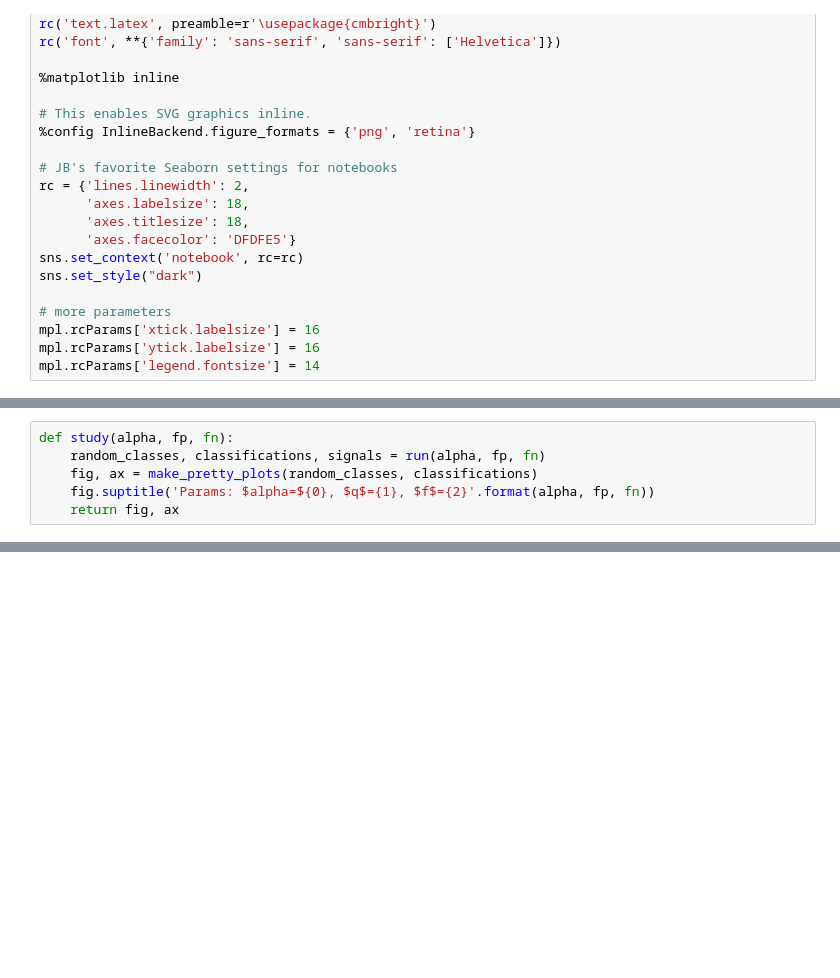
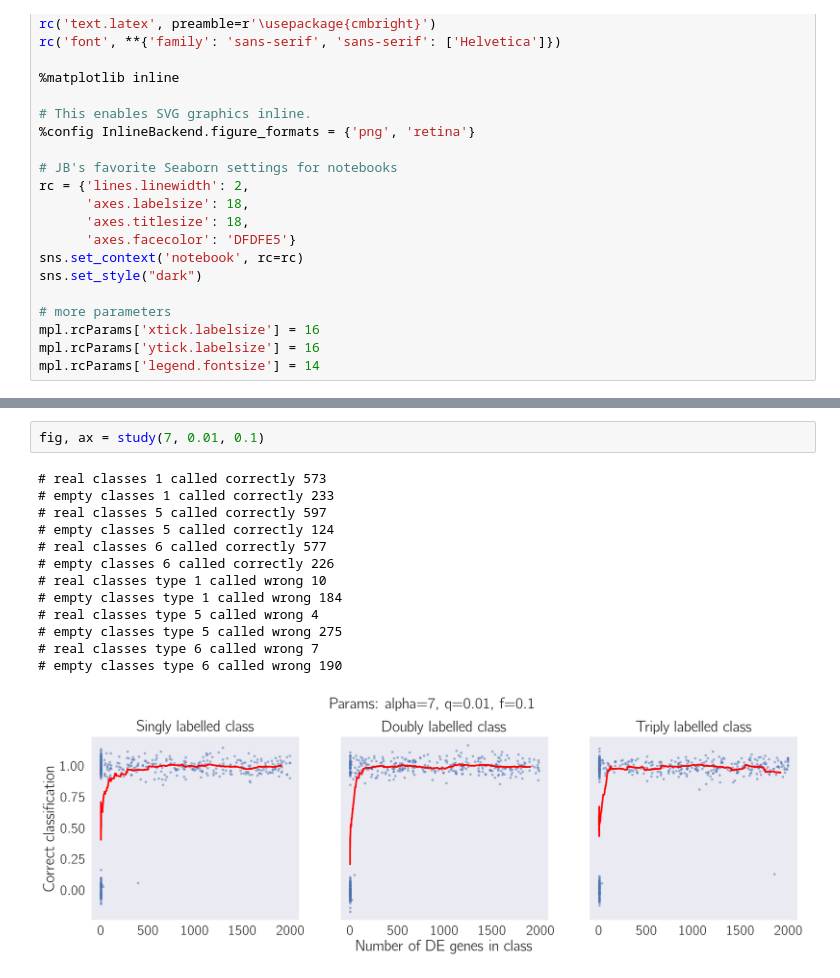
Before and after one commit to WormLabCaltech/med-cafe, a Jupyter notebook: src/False Hit Analysis.ipynb, the cells around one changed output, grey strips where cells are left out. Cells and saved outputs as stored; diff of their text form; blank space fills up the shorter version.

```diff
--- a/src/False Hit Analysis.ipynb
+++ b/src/False Hit Analysis.ipynb
@@ -330,8 +545,2 @@ def make_pretty_plots(classes, classifications):
-# %%
-def study(alpha, fp, fn):
-    random_classes, classifications, signals = run(alpha, fp, fn)
-    fig, ax = make_pretty_plots(random_classes, classifications)
-    fig.suptitle('Params: $alpha=${0}, $q$={1}, $f$={2}'.format(alpha, fp, fn))
-    return fig, ax
 # %%
 fig, ax = study(4, 0.1, 0.1)
@@ -342 +577,17 @@ fig, ax = study(4, 0.01, 0.1)
+# %%
+fig, ax = study(7, 0.01, 0.1)
+# %% [output]
+# real classes 1 called correctly 573
+# empty classes 1 called correctly 233
+# real classes 5 called correctly 597
+# empty classes 5 called correctly 124
+# real classes 6 called correctly 577
+# empty classes 6 called correctly 226
+# real classes type 1 called wrong 10
+# empty classes type 1 called wrong 184
+# real classes type 5 called wrong 4
+# empty classes type 5 called wrong 275
+# real classes type 6 called wrong 7
+# empty classes type 6 called wrong 190
+[figure, added]
 # %%
```
Also changed, not shown: parts of 34 cells of this notebook, 6 other files.
